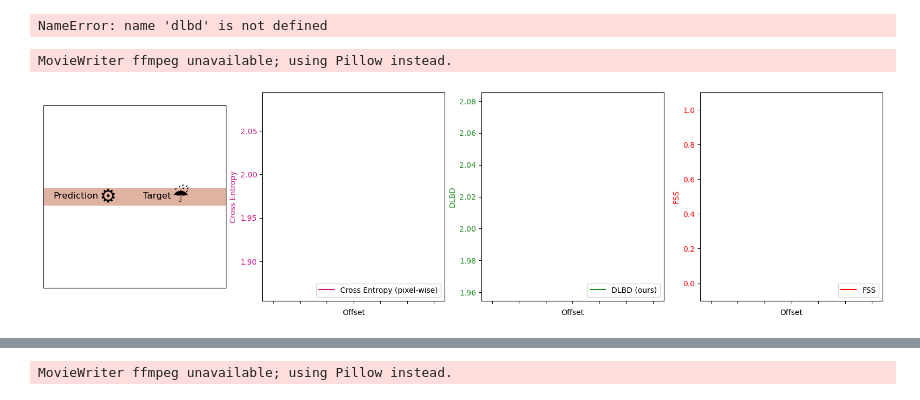
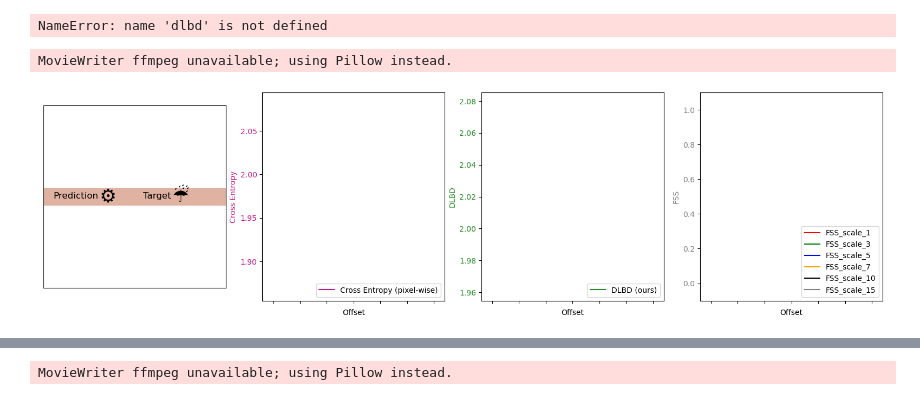
Before and after one commit to Osrip/deep_learn_rain_nowcasting, a Jupyter notebook: notebooks/toy_example_dlbd_with_FSS.ipynb, the cells around one changed output, grey strips where cells are left out. Saved outputs shown, nothing was run; the diff lists cells and outputs as text; code cells hidden in the pictures.

Commit message:
FSS plot works on multiple scales except for last scale

```diff
--- a/notebooks/toy_example_dlbd_with_FSS.ipynb
+++ b/notebooks/toy_example_dlbd_with_FSS.ipynb
@@ -252,14 +252,22 @@ offsets=np.arange(0, 30, 1)
 
 
 
-def create_frames(num_frames, sigma=6, kernel_size=100, offsets=np.arange(0, 30, 1), linspace_binning=torch.linspace(0, 9.5, 16), linspace_binning_max=10):
+def create_frames(
+        num_frames,
+        fss_scales,
+        sigma=6, kernel_size=100, offsets=np.arange(0, 30, 1), linspace_binning=torch.linspace(0, 9.5, 16), linspace_binning_max=10):
+
     target_pixel_frames = []
     pred_pixel_frames = []
 
 
+
     rmses = []
     dlbds = []
-    fss_list = []
+    fss_scale_dict = {}
+
+    for scale in fss_scales:
+        fss_scale_dict[scale] = []
 
     for frame in range(num_frames):
 
@@ -304,9 +312,12 @@ def create_frames(num_frames, sigma=6, kernel_size=100, offsets=np.arange(0, 30,
         # rmse = torch.sqrt(torch.nn.MSELoss()(pred_lower_pixel_wise, target_upper_pixel_wise))
         rmse = torch.nn.CrossEntropyLoss()(pred_lower.float(), target_upper_one_hot.float())
         dlbd = torch.nn.CrossEntropyLoss()(pred_lower.float(), target_upper_dlbd.float())
-        fss = fss_calc_steps(pred_lower_mm.detach().cpu().numpy(),
-                             target_upper_mm.detach().cpu().numpy(),
-                             thr=0.1, scale=10)
+
+        for scale, fss_list in fss_scale_dict.items():
+            fss = fss_calc_steps(pred_lower_mm.detach().cpu().numpy(),
+                                 target_upper_mm.detach().cpu().numpy(),
+                                 thr=0.1, scale=scale)
+            fss_list.append(fss)
 
 
         # rmse = scale_rmse(rmse)
@@ -316,10 +327,10 @@ def create_frames(num_frames, sigma=6, kernel_size=100, offsets=np.arange(0, 30,
         dlbds.append(dlbd)
         fss_list.append(fss)
 
-    return target_pixel_frames, pred_pixel_frames, rmses, dlbds, fss_list
+    return target_pixel_frames, pred_pixel_frames, rmses, dlbds, fss_scale_dict
 
 
-def update(frame_idx, target_pixel_frames, pred_pixel_frames, rmses, dlbds, fss_list, offsets):
+def update(frame_idx, target_pixel_frames, pred_pixel_frames, rmses, dlbds, fss_scale_dict, fss_scales, offsets):
     ax[0].clear()
     ax[1].clear()
     ax[2].clear()  # Clear the DLBD plot
@@ -367,11 +378,13 @@ def update(frame_idx, target_pixel_frames, pred_pixel_frames, rmses, dlbds, fss_
     ax[2].set_ylabel('DLBD', color=dlbd_color)
     ax[2].tick_params(axis='y', labelcolor=dlbd_color)
 
+    colors = ['red', 'green', 'blue', 'orange', 'black', 'grey']
     # Plot FSS on seperate subplt
-    fss_color = 'red'
-    ax[3].plot(fss_list[:frame_idx + 1], label='FSS', color=fss_color)
-    ax[3].set_ylabel('FSS', color=fss_color)
-    ax[3].tick_params(axis='y', labelcolor=fss_color)
+    for idx, (scale, fss_list) in enumerate(fss_scale_dict.items()):
+        fss_color = colors[idx]
+        ax[3].plot(fss_list[:frame_idx + 1], label=f'FSS_scale_{scale}', color=fss_color)
+        ax[3].set_ylabel('FSS', color=fss_color)
+        ax[3].tick_params(axis='y', labelcolor=fss_color)
 
     # Set y-axis limits
     rmse_val_range = max(rmses) - min(rmses)
@@ -381,41 +394,39 @@ def update(frame_idx, target_pixel_frames, pred_pixel_frames, rmses, dlbds, fss_
     ax[1].set_ylim([min(rmses) - rmse_val_range * 0.1, max(rmses) + rmse_val_range * 0.1])
     ax[2].set_ylim([min(dlbds) - dlbds_val_range * 0.1, max(dlbds) + dlbds_val_range * 0.1])
     ax[3].set_ylim(-0.1, 1.1)
 
     ax[1].set_xlim([-2, len(target_pixel_frames) + 2])
     ax[2].set_xlim([-2, len(target_pixel_frames) + 2])
     ax[3].set_xlim([-2, len(target_pixel_frames) + 2])
 
-
     # Legends
     ax[1].legend(loc='lower right')
     ax[2].legend(loc='lower right')
     ax[3].legend(loc='lower right')
-
 
     ax[1].set_xticklabels([])
     ax[2].set_xticklabels([])
     ax[3].set_xticklabels([])
 
     # Only set xlabel for the bottom-most plots (or the last in your layout)
     ax[1].set_xlabel('Offset')
     ax[2].set_xlabel('Offset')
     ax[3].set_xlabel('Offset')
 
-
-
 # Set up figure and subplots
 fig, ax = plt.subplots(1, 4, figsize=(20, 5))
 
-target_pixel_frames, pred_pixel_frames, rmses, dlbds, fss_list = create_frames(len(offsets))
+fss_scales = [1, 3, 5, 7, 10, 15]
 
-ani = FuncAnimation(fig, lambda frame_idx: update(frame_idx, target_pixel_frames, pred_pixel_frames, rmses, dlbds, fss_list, offsets), frames=len(offsets), repeat=False)
+target_pixel_frames, pred_pixel_frames, rmses, dlbds, fss_list = create_frames(len(offsets), fss_scales,)
+
+ani = FuncAnimation(fig, lambda frame_idx: update(frame_idx, target_pixel_frames, pred_pixel_frames, rmses, dlbds, fss_list, fss_scales ,offsets), frames=len(offsets), repeat=False)
 # ani.save('/Users/jan/Downloads/animation51.mp4', writer='ffmpeg', fps=5)
 # ani.save('/Users/jan/Downloads/animation54_no_scaling.gif', writer='ffmpeg', fps=5, dpi=150)
-ani.save('/home/jan/Downloads/animation_test8.gif', writer='ffmpeg', fps=5, dpi=150)
+ani.save('/home/jan/Downloads/animation_test14.gif', writer='ffmpeg', fps=5, dpi=150)
 # %% [output]
 MovieWriter ffmpeg unavailable; using Pillow instead.
-[figure, old version]
+[figure, new version]
 # %%
 fss_list
 # %% [output]
```
Also changed, not shown: parts of 1 cell of this notebook, 1 other file.
